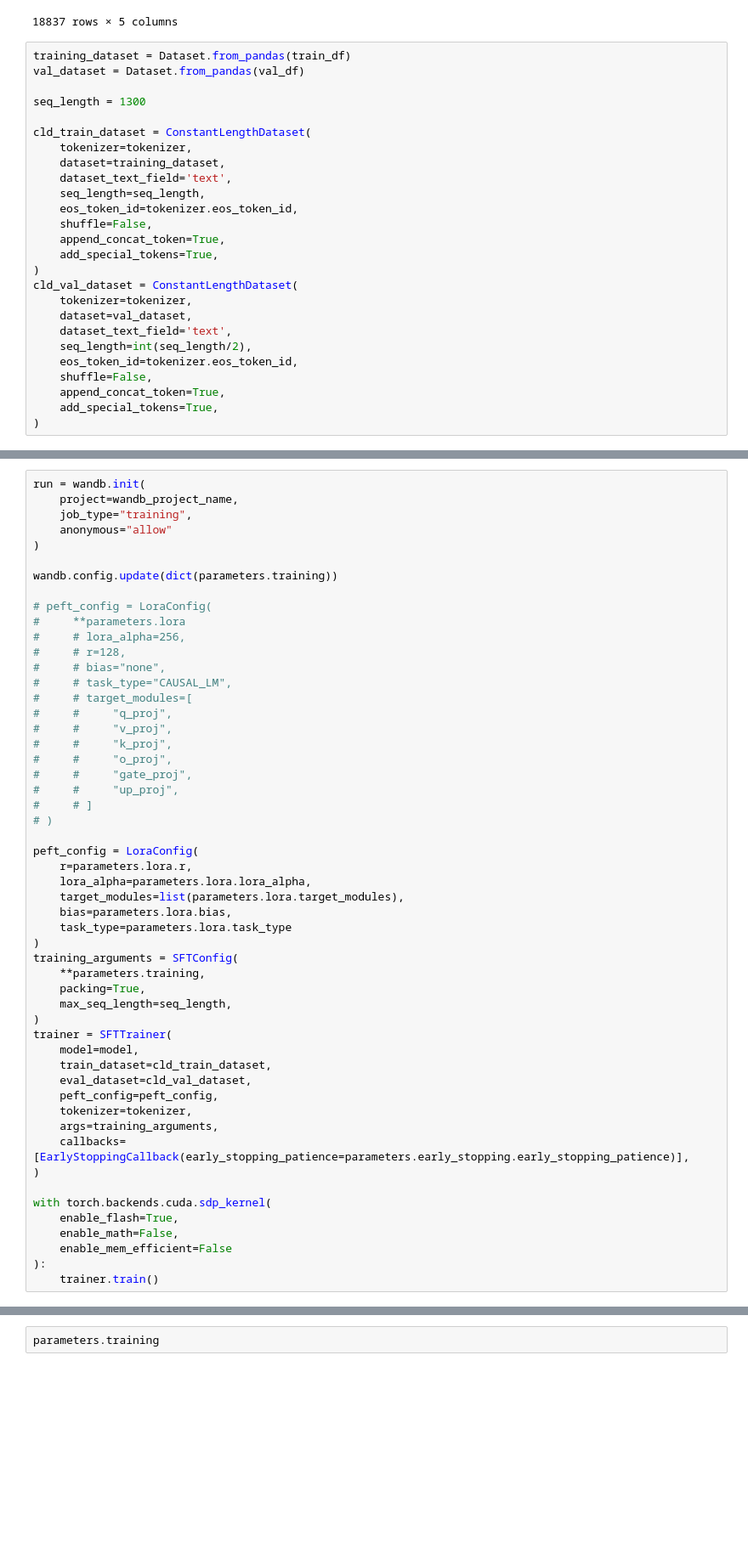
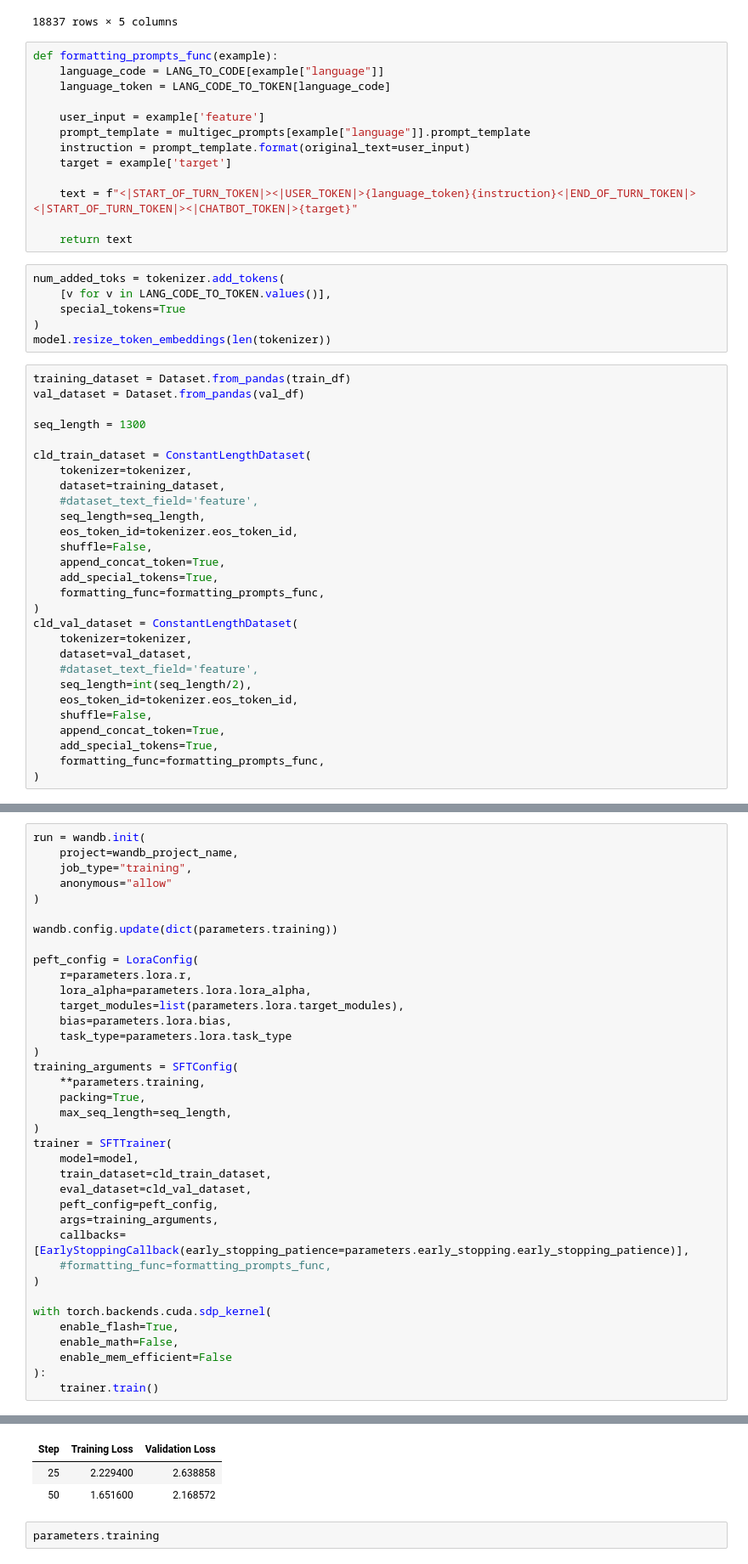
Before and after one commit to r-kovalch/omnigec-models, a Jupyter notebook: notebooks/aya_expanse_8b/multigec/multigec.ipynb, the cells around one changed output, grey strips where cells are left out. Shown at 85% size. Saved outputs shown, nothing was run; the diff lists cells and outputs as text; blank space fills up the shorter version.

```diff
--- a/notebooks/aya_expanse_8b/multigec/multigec.ipynb
+++ b/notebooks/aya_expanse_8b/multigec/multigec.ipynb
@@ -169,6 +187,25 @@ train_df
 | 24503 | ukrainian | 1889 | train | Яким боком московити нам брати? І... | Яким боком московити — нам брати?... |
 | 24504 | ukrainian | 1890 | train | Якщо судити по автівці, то де Пап... | Якщо судити за автівкою, то де Па... |
 18837 rows × 5 columns
+# %%
+def formatting_prompts_func(example):
+    language_code = LANG_TO_CODE[example["language"]]
+    language_token = LANG_CODE_TO_TOKEN[language_code]
+
+    user_input = example['feature']
+    prompt_template = multigec_prompts[example["language"]].prompt_template
+    instruction = prompt_template.format(original_text=user_input)
+    target = example['target']
+
+    text = f"<|START_OF_TURN_TOKEN|><|USER_TOKEN|>{language_token}{instruction}<|END_OF_TURN_TOKEN|><|START_OF_TURN_TOKEN|><|CHATBOT_TOKEN|>{target}"
+
+    return text
+# %%
+num_added_toks = tokenizer.add_tokens(
+    [v for v in LANG_CODE_TO_TOKEN.values()],
+    special_tokens=True
+)
+model.resize_token_embeddings(len(tokenizer))
 # %%
 training_dataset = Dataset.from_pandas(train_df)
 val_dataset = Dataset.from_pandas(val_df)
@@ -178,22 +215,24 @@ seq_length = 1300
 cld_train_dataset = ConstantLengthDataset(
     tokenizer=tokenizer,
     dataset=training_dataset,
-    dataset_text_field='text',
+    #dataset_text_field='feature',
     seq_length=seq_length,
     eos_token_id=tokenizer.eos_token_id,
     shuffle=False,
     append_concat_token=True,
     add_special_tokens=True,
+    formatting_func=formatting_prompts_func,
 )
 cld_val_dataset = ConstantLengthDataset(
     tokenizer=tokenizer,
     dataset=val_dataset,
-    dataset_text_field='text',
+    #dataset_text_field='feature',
     seq_length=int(seq_length/2),
     eos_token_id=tokenizer.eos_token_id,
     shuffle=False,
     append_concat_token=True,
     add_special_tokens=True,
+    formatting_func=formatting_prompts_func,
 )
 # %%
 # parameters.training["gradient_accumulation_steps"] = 8
@@ -244,22 +316,6 @@ run = wandb.init(
 )
 
 wandb.config.update(dict(parameters.training))
-
-# peft_config = LoraConfig(
-#     **parameters.lora
-#     # lora_alpha=256,
-#     # r=128,
-#     # bias="none",
-#     # task_type="CAUSAL_LM",
-#     # target_modules=[
-#     #     "q_proj",
-#     #     "v_proj",
-#     #     "k_proj",
-#     #     "o_proj",
-#     #     "gate_proj",
-#     #     "up_proj",
-#     # ]
-# )
 
 peft_config = LoraConfig(
     r=parameters.lora.r,
@@ -278,9 +334,9 @@ trainer = SFTTrainer(
     train_dataset=cld_train_dataset,
     eval_dataset=cld_val_dataset,
     peft_config=peft_config,
-    tokenizer=tokenizer,
     args=training_arguments,
     callbacks=[EarlyStoppingCallback(early_stopping_patience=parameters.early_stopping.early_stopping_patience)],
+    #formatting_func=formatting_prompts_func,
 )
 
 with torch.backends.cuda.sdp_kernel(
@@ -295,3 +359,6 @@ KeyError: 'text'
+| Step | Training Loss | Validation Loss |
+| 25 | 2.229400 | 2.638858 |
+| 50 | 1.651600 | 2.168572 |
 # %%
 parameters.training
 # %%
```
Also changed, not shown: parts of 7 cells of this notebook.
